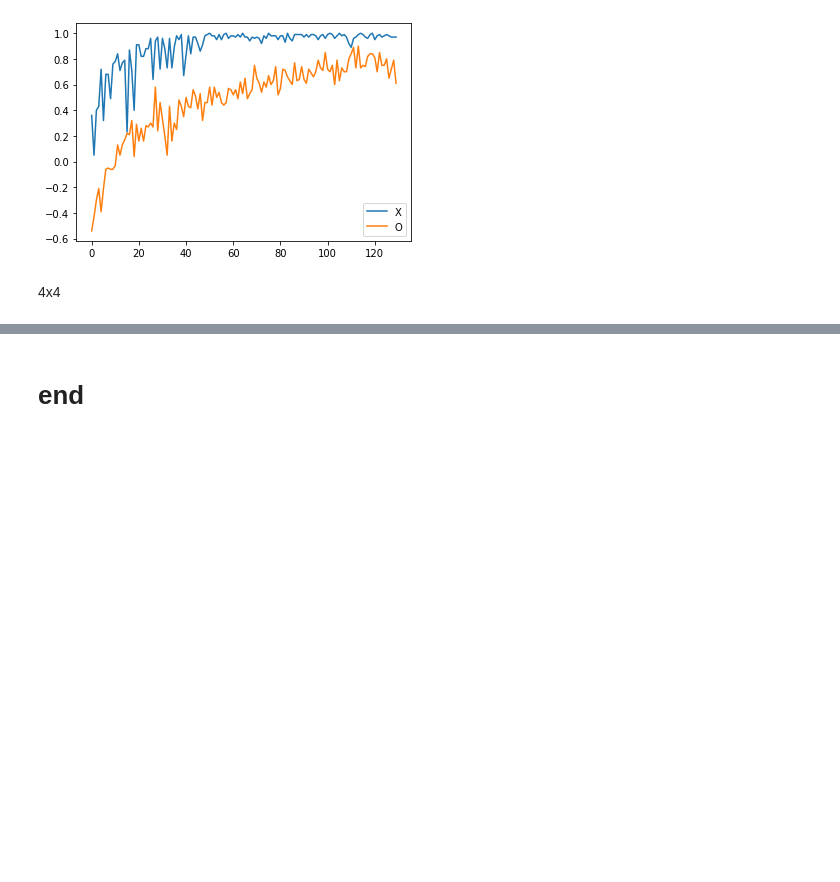
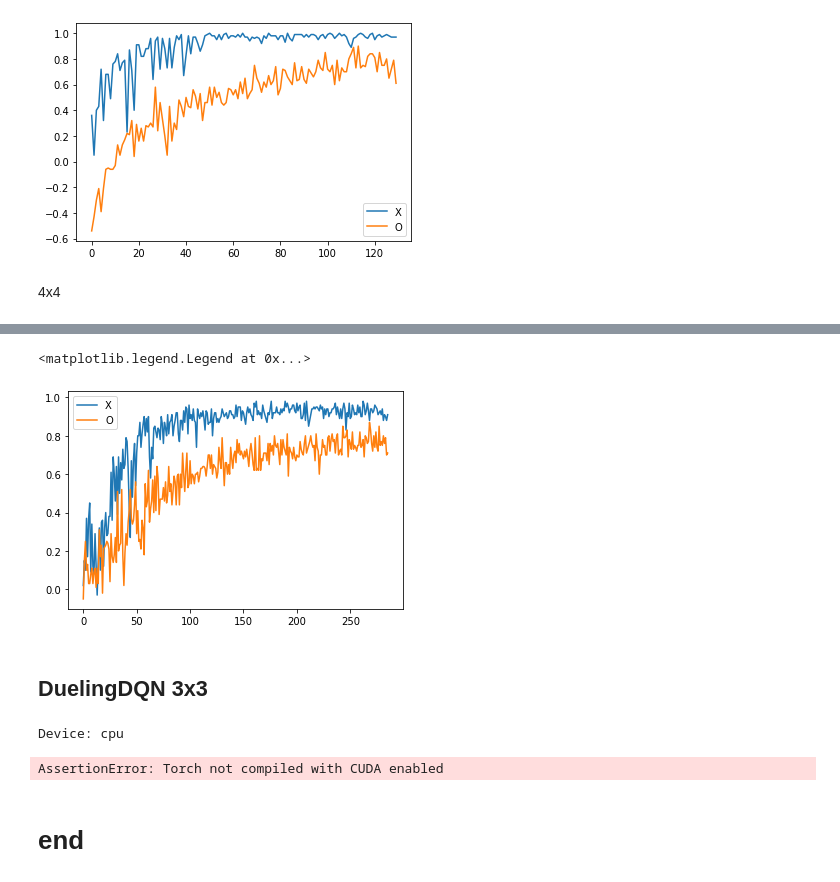
Before and after one commit to akoshel/rl_dl_made_homeworks, a Jupyter notebook: HW2/HW2.ipynb, the cells around one changed output, grey strips where cells are left out. Saved outputs shown, nothing was run; the diff lists cells and outputs as text; code cells hidden in the pictures; blank space fills up the shorter version.

Commit message:
dueling dqn added

```diff
--- a/HW2/HW2.ipynb
+++ b/HW2/HW2.ipynb
@@ -311,14 +311,14 @@ class PlayerDQN:
     def get_action(self, s) -> int:
         if np.random.random() < self.epsilon:
             return random.choice(get_empty_actions(s))
-        s_tensor = torch.Tensor(prepare_memory_s(s)).view(-1, 1, self.game_size, self.game_size)
+        s_tensor = torch.Tensor(prepare_memory_s(s, self.game_size)).view(-1, 1, self.game_size, self.game_size)
         actions = self.model(s_tensor.to("cuda"))
         actions = actions.flatten()
         actions[get_blocked_actions(s)] = -999999999
         return actions.argmax().item()
 
     def get_greedy_action(self, s) -> int:
-        s_tensor = torch.Tensor(prepare_memory_s(s)).view(-1, 1, self.game_size, self.game_size)
+        s_tensor = torch.Tensor(prepare_memory_s(s, self.game_size)).view(-1, 1, self.game_size, self.game_size)
         actions = self.model(s_tensor.to("cuda"))
         actions = actions.flatten()
         actions[get_blocked_actions(s)] = -999999999
@@ -326,15 +326,15 @@ class PlayerDQN:
 # %%
 class GameManagerDQN:
 
-    def __init__(self, env, batch_size=256, game_size):
+    def __init__(self, env, game_size, hidden_state_size=128, batch_size=256, dqn=DQN):
         self.batch_size = batch_size
         self.game_size = game_size
         self.memory = ReplayMemory(10000)
         self.env = env
-        s, empty_spaces, turn =self.env.getState()
+        s, empty_spaces, turn = self.env.getState()
         lr = 0.000001
         gamma = 0.8
-        self.dqn = DQN(512, game_size, (len(empty_spaces)), lr, gamma) # for 3x3 hid_size 256
+        self.dqn = dqn(hidden_state_size, game_size, (len(empty_spaces)), lr, gamma, game_size) # for 3x3 hid_size 256
         self.players = [PlayerDQN(lr, gamma, self.dqn.model, self.memory, 0.3, game_size),
                         PlayerDQN(lr, gamma, self.dqn.model, self.memory, 0.3, game_size)]
         random_player = RandomPlayer()
@@ -353,7 +353,7 @@ class GameManagerDQN:
             a = self.players[player_id].get_action(s)
             self.players[player_id].update_memory(s, a, 0)
             player_id = 1 if player_id == 0 else 0
-            (s, empty_spaces, turn), r , done, _ = env.step(env.action_from_int(a))
+            (s, empty_spaces, turn), r , done, _ = self.env.step(self.env.action_from_int(a))
         self.players[0].update_memory(s, a, r)
         self.players[1].update_memory(s, a, -r)
 
@@ -370,14 +370,14 @@ class GameManagerDQN:
         while not done:
             a = players_eval[player_id].get_greedy_action(s)
             player_id = 1 if player_id == 0 else 0
-            (s, empty_spaces, turn), r , done, _ = env.step(env.action_from_int(a))
+            (s, empty_spaces, turn), r , done, _ = self.env.step(self.env.action_from_int(a))
         return r
 # %%
 env = TicTacToe(3, 3, 3)
 # %%
 STEPS_PER_UPDATE = 4
 STEPS_PER_UPDATE_TARGET = 2000
-game_manager_dqn = GameManagerDQN(env)
+game_manager_dqn = GameManagerDQN(env, 3, 128)
 steps = 0
 eval_results_o = []
 eval_results_x = []
@@ -442,7 +442,7 @@ env4 = TicTacToe(4, 4, 4)
 # %%
 STEPS_PER_UPDATE = 4
 STEPS_PER_UPDATE_TARGET = 2000
-game_manager_dqn4 = GameManagerDQN(env4)
+game_manager_dqn4 = GameManagerDQN(env4, 4, 512)
 steps = 0
 eval_results_o = []
 eval_results_x = []
@@ -474,2 +497,45 @@ RuntimeError: ignored
+# %%
+plt.plot(eval_results_x, label="X")
+plt.plot(np.array(eval_results_o), label="O")
+plt.legend()
+# %% [output]
+<matplotlib.legend.Legend at 0x...>
+[figure, added]
+# %% [markdown]
+## DuelingDQN 3x3
+# %%
+env4 = TicTacToe(3, 3, 3)
+
+STEPS_PER_UPDATE = 4
+STEPS_PER_UPDATE_TARGET = 2000
+game_manager_dqn4 = GameManagerDQN(env4, 3, 64, 256, DuelingDQN)
+steps = 0
+eval_results_o = []
+eval_results_x = []
+# fill reply memory
+for _ in range(1000):
+    game_manager_dqn4.run_episode()
+for i in range(400):
+    eval_x = []
+    eval_o = []
+    for j in range(1000):
+        game_manager_dqn4.run_episode()
+        steps += 1
+        if steps % STEPS_PER_UPDATE == 0:
+            game_manager_dqn4.update_weights()
+        if steps % STEPS_PER_UPDATE_TARGET == 0:
+            game_manager_dqn4.dqn.update_target_network()
+    for _ in range(100):
+        eval_x.append(game_manager_dqn4.evaluate_episode_with_random(1))
+    for _ in range(100):
+        eval_o.append(game_manager_dqn4.evaluate_episode_with_random(0))
+    mean_x = np.mean(eval_x)
+    mean_o = -1 * np.mean(eval_o)
+    print(mean_x, mean_o)
+    eval_results_x.append(mean_x)
+    eval_results_o.append(mean_o)
+# %% [output]
+Device: cpu
+AssertionError: Torch not compiled with CUDA enabled
 # %% [markdown]
 # end
```
Also changed, not shown: parts of 4 cells of this notebook, 1 other file.
